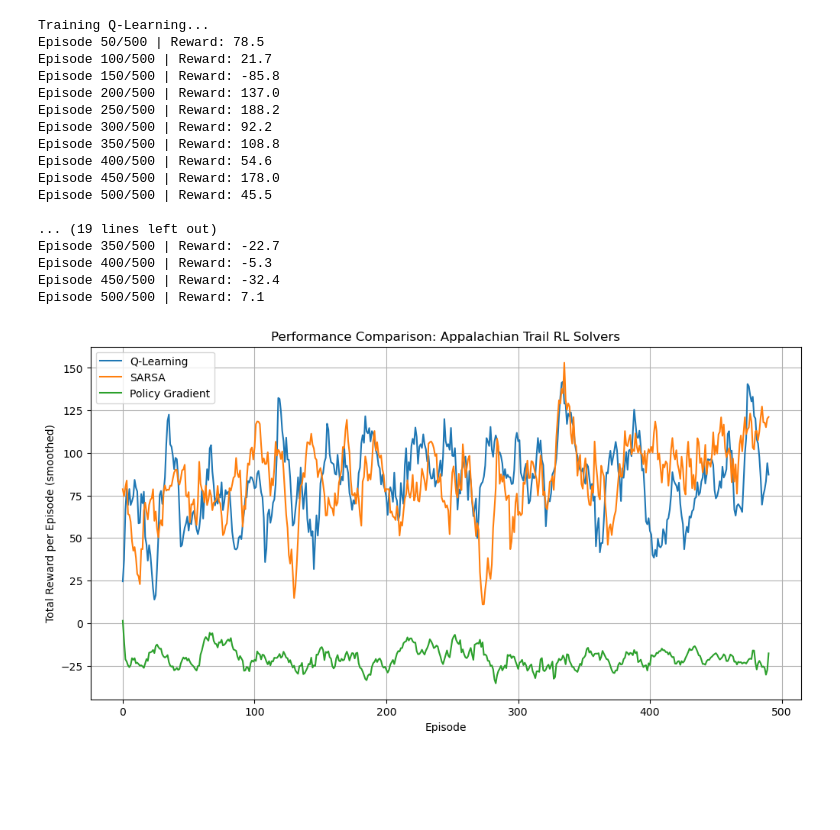
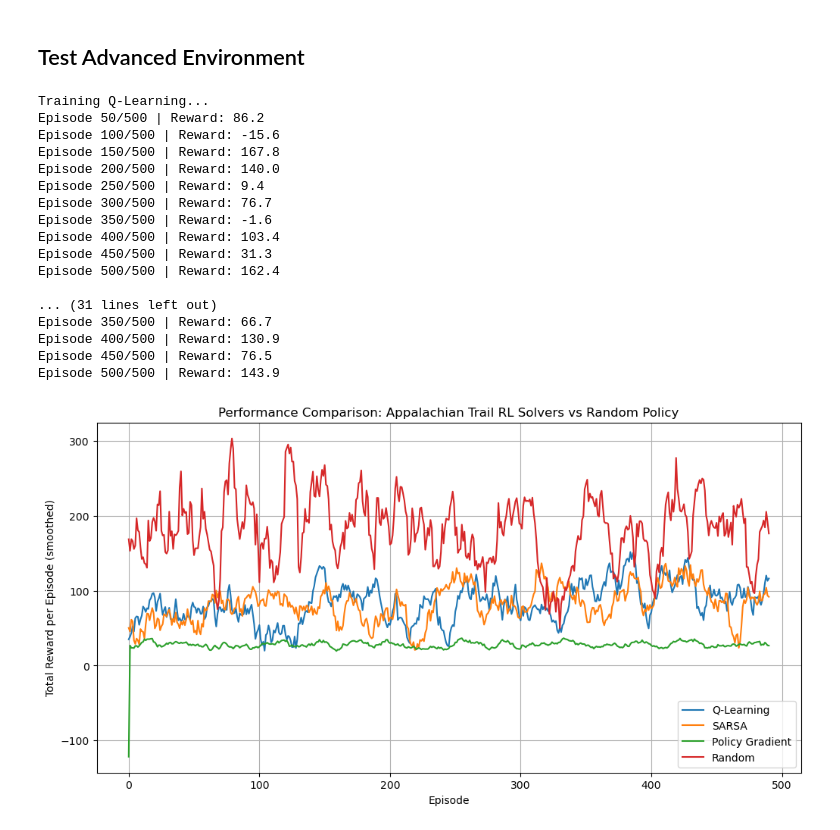
Before and after one commit to gentrylamb/dsan6650-final-project, a Jupyter notebook: test.ipynb, the cells around one changed output. Drawn from its saved outputs; the diff is of its cells as text; code cells hidden in the pictures; blank space fills up the shorter version.

```diff
--- a/test.ipynb
+++ b/test.ipynb
@@ -30,7 +41,6 @@ import matplotlib.pyplot as plt
 import numpy as np
 
 from AppalachianRL.envs.trail import AppalachianTrailEnv
-from AppalachianRL.envs.trail_adv import AppalachianTrailAdvEnv
 from AppalachianRL.solvers.q_learning import QLearningSolver
 from AppalachianRL.solvers.sarsa import SarsaSolver
 from AppalachianRL.solvers.policy_gradient import PolicyGradientSolver
@@ -46,8 +56,7 @@ SEED = 2025
 # ---------------------------
 # Initialize environment
 # ---------------------------
-# env = AppalachianTrailEnv(seed=SEED)
-env = AppalachianTrailAdvEnv(seed=SEED)
+env = AppalachianTrailEnv(seed=SEED)
 
 # ---------------------------
 # Initialize solvers
@@ -104,18 +114,8 @@ Episode 50/500 | Reward: 1619.0
+# %% [markdown]
+## Test Advanced Environment
 # %%
-import matplotlib.pyplot as plt
-import numpy as np
 
-from AppalachianRL.envs.trail import AppalachianTrailEnv
 from AppalachianRL.envs.trail_adv import AppalachianTrailAdvEnv
-from AppalachianRL.solvers.q_learning import QLearningSolver
-from AppalachianRL.solvers.sarsa import SarsaSolver
-from AppalachianRL.solvers.policy_gradient import PolicyGradientSolver
-
-# ---------------------------
-# Experiment Parameters
-# ---------------------------
-EPISODES = 500     # number of training episodes for each solver
-SEED = 2025
 
 # ---------------------------
 # Initialize environment
@@ -128,49 +128,50 @@ env = AppalachianTrailAdvEnv(seed=SEED)
 solvers = {
     "Q-Learning": QLearningSolver(env, learning_rate=0.1, gamma=0.99, epsilon=0.2, seed=SEED),
     "SARSA": SarsaSolver(env, learning_rate=0.1, gamma=0.99, epsilon=0.2, seed=SEED),
-    "Policy Gradient": PolicyGradientSolver(env, lr=1e-3, gamma=0.99, seed=SEED)
+    "Policy Gradient": PolicyGradientSolver(env, lr=1e-3, gamma=0.99, seed=SEED),
+    "Random": RandomAgent(env, seed=SEED)
 }
 
 # ---------------------------
 # Train each solver and collect rewards
 # ---------------------------
 all_rewards = {}
 
 for name, solver in solvers.items():
     print(f"\nTraining {name}...")
     rewards = solver.train(episodes=EPISODES)
     all_rewards[name] = rewards
 
 # ---------------------------
 # Plot results
 # ---------------------------
 plt.figure(figsize=(12, 6))
 for name, rewards in all_rewards.items():
     smoothed = np.convolve(rewards, np.ones(10)/10, mode='valid')
     plt.plot(smoothed, label=name)
 
-plt.title("Performance Comparison: Appalachian Trail RL Solvers")
+plt.title("Performance Comparison: Appalachian Trail RL Solvers vs Random Policy")
 plt.xlabel("Episode")
 plt.ylabel("Total Reward per Episode (smoothed)")
 plt.legend()
 plt.grid(True)
 plt.show()
 # %% [output]
 Training Q-Learning...
-Episode 50/500 | Reward: 78.5
-Episode 100/500 | Reward: 21.7
-Episode 150/500 | Reward: -85.8
-Episode 200/500 | Reward: 137.0
-Episode 250/500 | Reward: 188.2
-Episode 300/500 | Reward: 92.2
-Episode 350/500 | Reward: 108.8
-Episode 400/500 | Reward: 54.6
-Episode 450/500 | Reward: 178.0
-Episode 500/500 | Reward: 45.5
+Episode 50/500 | Reward: 86.2
+Episode 100/500 | Reward: -15.6
+Episode 150/500 | Reward: 167.8
+Episode 200/500 | Reward: 140.0
+Episode 250/500 | Reward: 9.4
+Episode 300/500 | Reward: 76.7
+Episode 350/500 | Reward: -1.6
+Episode 400/500 | Reward: 103.4
+Episode 450/500 | Reward: 31.3
+Episode 500/500 | Reward: 162.4
 
-... (19 lines left out)
-Episode 350/500 | Reward: -22.7
-Episode 400/500 | Reward: -5.3
-Episode 450/500 | Reward: -32.4
-Episode 500/500 | Reward: 7.1
+... (31 lines left out)
+Episode 350/500 | Reward: 66.7
+Episode 400/500 | Reward: 130.9
+Episode 450/500 | Reward: 76.5
+Episode 500/500 | Reward: 143.9
-[figure, old version]
+[figure, new version]
```
Also changed, not shown: parts of 4 cells of this notebook, 1 other file.
